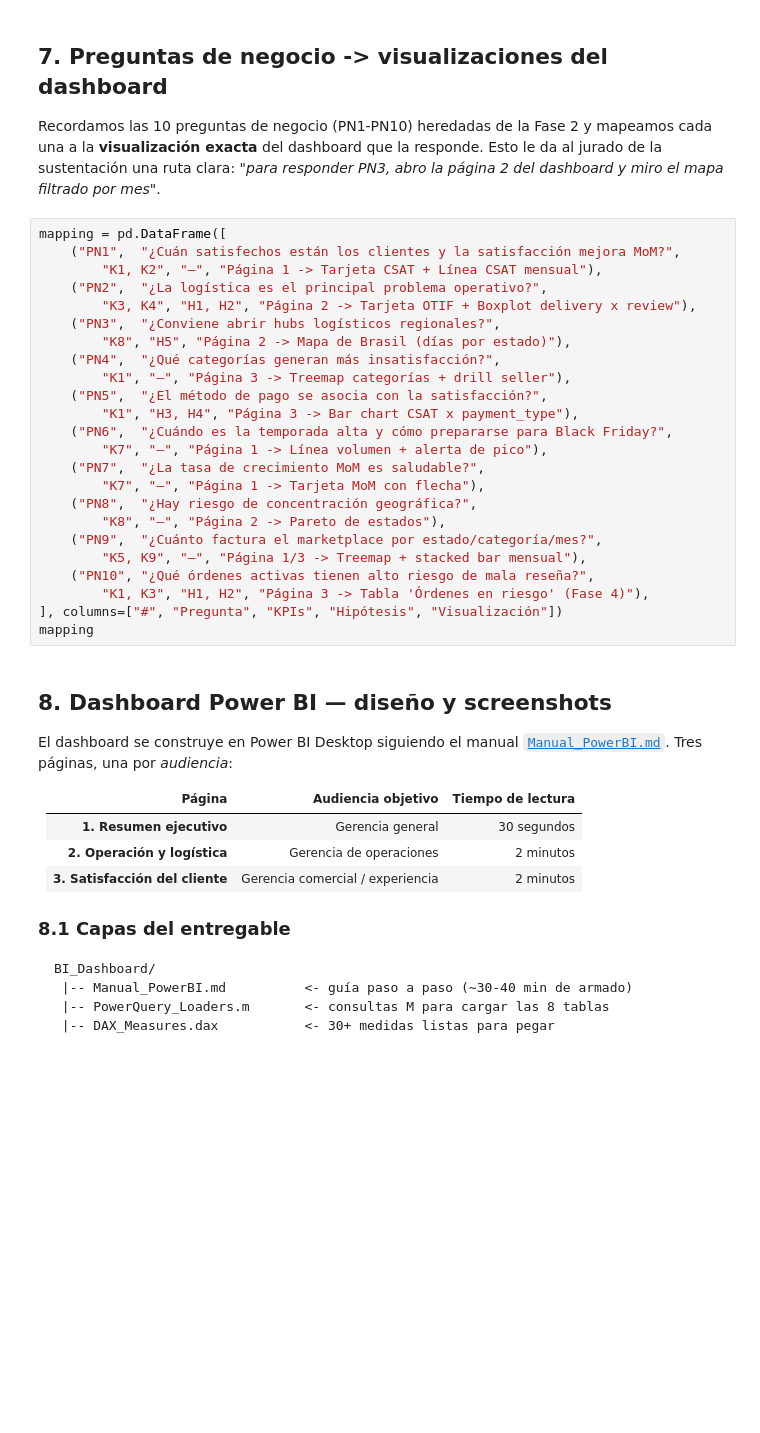
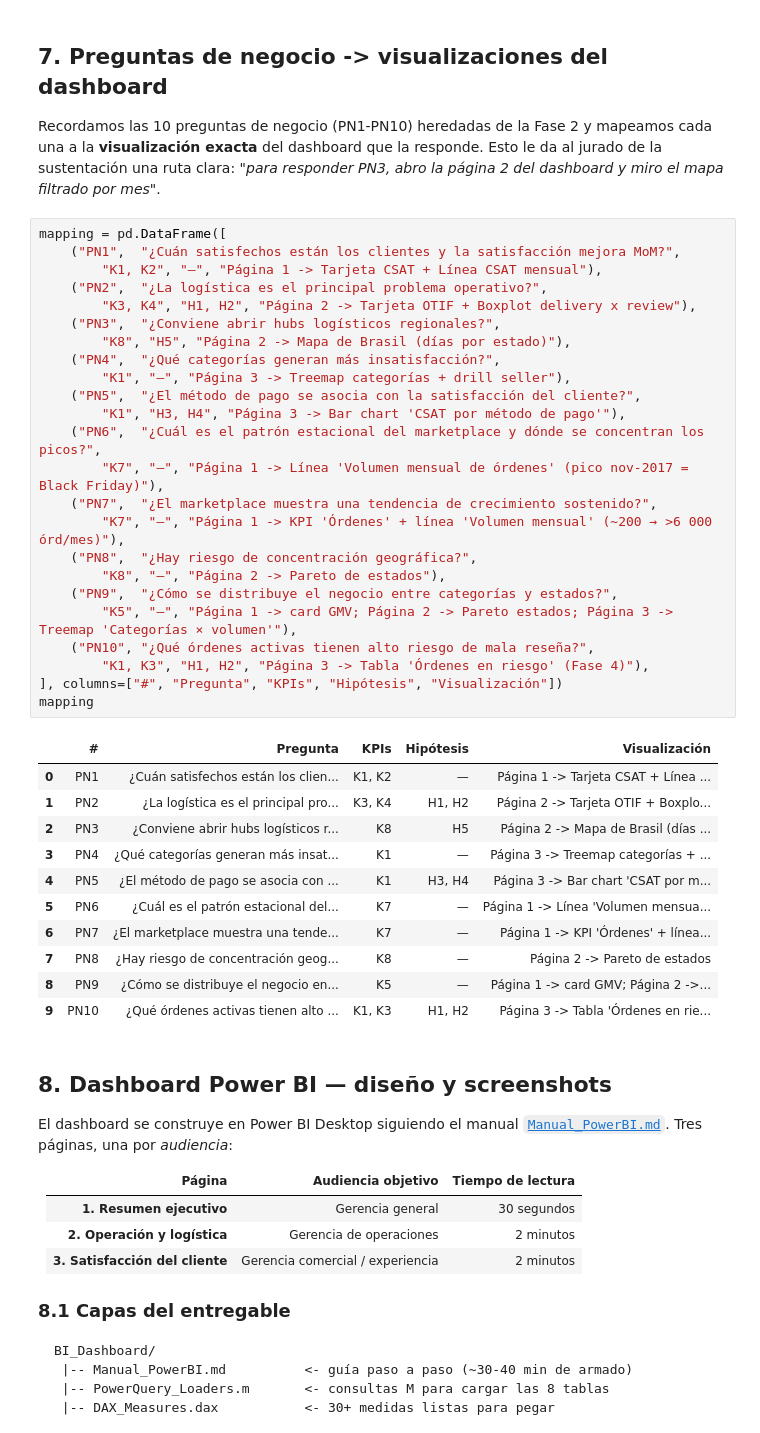
Before and after one commit to EmilianoVS09/EntregaFinalAnalisisDatos, a Jupyter notebook: Notebooks/Fase3_BI.ipynb, the cells around one changed output. Saved outputs shown, nothing was run; the diff lists cells and outputs as text; blank space fills up the shorter version.

```diff
--- a/Notebooks/Fase3_BI.ipynb
+++ b/Notebooks/Fase3_BI.ipynb
@@ -327,27 +381,39 @@ y miro el mapa filtrado por mes"*.
 # %%
 mapping = pd.DataFrame([
     ("PN1",  "¿Cuán satisfechos están los clientes y la satisfacción mejora MoM?",
         "K1, K2", "—", "Página 1 -> Tarjeta CSAT + Línea CSAT mensual"),
     ("PN2",  "¿La logística es el principal problema operativo?",
         "K3, K4", "H1, H2", "Página 2 -> Tarjeta OTIF + Boxplot delivery x review"),
     ("PN3",  "¿Conviene abrir hubs logísticos regionales?",
         "K8", "H5", "Página 2 -> Mapa de Brasil (días por estado)"),
     ("PN4",  "¿Qué categorías generan más insatisfacción?",
         "K1", "—", "Página 3 -> Treemap categorías + drill seller"),
-    ("PN5",  "¿El método de pago se asocia con la satisfacción?",
-        "K1", "H3, H4", "Página 3 -> Bar chart CSAT x payment_type"),
-    ("PN6",  "¿Cuándo es la temporada alta y cómo prepararse para Black Friday?",
-        "K7", "—", "Página 1 -> Línea volumen + alerta de pico"),
-    ("PN7",  "¿La tasa de crecimiento MoM es saludable?",
-        "K7", "—", "Página 1 -> Tarjeta MoM con flecha"),
+    ("PN5",  "¿El método de pago se asocia con la satisfacción del cliente?",
+        "K1", "H3, H4", "Página 3 -> Bar chart 'CSAT por método de pago'"),
+    ("PN6",  "¿Cuál es el patrón estacional del marketplace y dónde se concentran los picos?",
+        "K7", "—", "Página 1 -> Línea 'Volumen mensual de órdenes' (pico nov-2017 = Black Friday)"),
+    ("PN7",  "¿El marketplace muestra una tendencia de crecimiento sostenido?",
+        "K7", "—", "Página 1 -> KPI 'Órdenes' + línea 'Volumen mensual' (~200 → >6 000 órd/mes)"),
     ("PN8",  "¿Hay riesgo de concentración geográfica?",
         "K8", "—", "Página 2 -> Pareto de estados"),
-    ("PN9",  "¿Cuánto factura el marketplace por estado/categoría/mes?",
-        "K5, K9", "—", "Página 1/3 -> Treemap + stacked bar mensual"),
+    ("PN9",  "¿Cómo se distribuye el negocio entre categorías y estados?",
+        "K5", "—", "Página 1 -> card GMV; Página 2 -> Pareto estados; Página 3 -> Treemap 'Categorías × volumen'"),
     ("PN10", "¿Qué órdenes activas tienen alto riesgo de mala reseña?",
         "K1, K3", "H1, H2", "Página 3 -> Tabla 'Órdenes en riesgo' (Fase 4)"),
 ], columns=["#", "Pregunta", "KPIs", "Hipótesis", "Visualización"])
 mapping
+# %% [output]
+|  | # | Pregunta | KPIs | Hipótesis | Visualización |
+| 0 | PN1 | ¿Cuán satisfechos están los clien... | K1, K2 | — | Página 1 -> Tarjeta CSAT + Línea ... |
+| 1 | PN2 | ¿La logística es el principal pro... | K3, K4 | H1, H2 | Página 2 -> Tarjeta OTIF + Boxplo... |
+| 2 | PN3 | ¿Conviene abrir hubs logísticos r... | K8 | H5 | Página 2 -> Mapa de Brasil (días ... |
+| 3 | PN4 | ¿Qué categorías generan más insat... | K1 | — | Página 3 -> Treemap categorías + ... |
+| 4 | PN5 | ¿El método de pago se asocia con ... | K1 | H3, H4 | Página 3 -> Bar chart 'CSAT por m... |
+| 5 | PN6 | ¿Cuál es el patrón estacional del... | K7 | — | Página 1 -> Línea 'Volumen mensua... |
+| 6 | PN7 | ¿El marketplace muestra una tende... | K7 | — | Página 1 -> KPI 'Órdenes' + línea... |
+| 7 | PN8 | ¿Hay riesgo de concentración geog... | K8 | — | Página 2 -> Pareto de estados |
+| 8 | PN9 | ¿Cómo se distribuye el negocio en... | K5 | — | Página 1 -> card GMV; Página 2 ->... |
+| 9 | PN10 | ¿Qué órdenes activas tienen alto ... | K1, K3 | H1, H2 | Página 3 -> Tabla 'Órdenes en rie... |
 # %% [markdown]
 ## 8. Dashboard Power BI — diseño y screenshots
 
```
Also changed, not shown: parts of 7 cells of this notebook, 7 other files.
